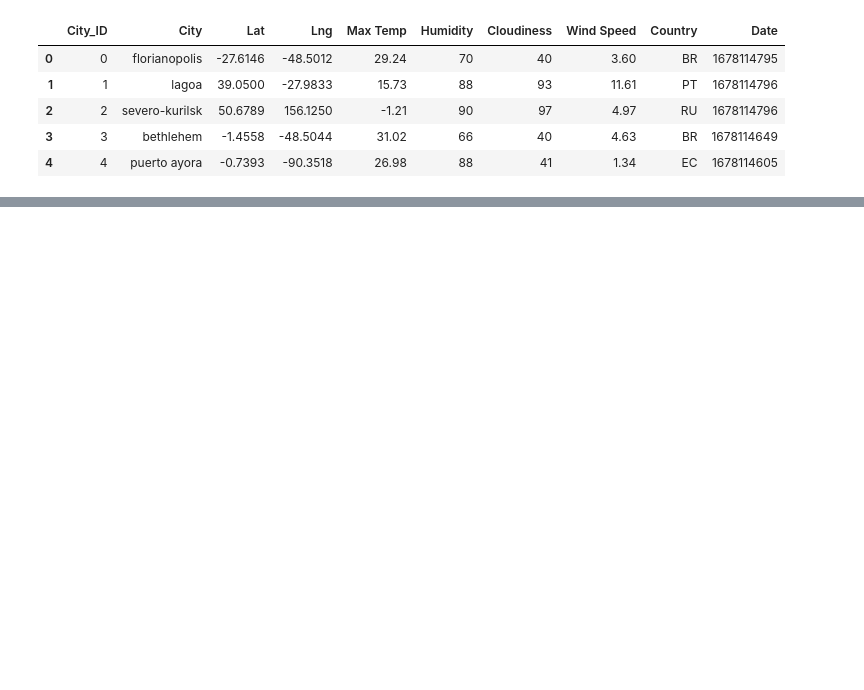
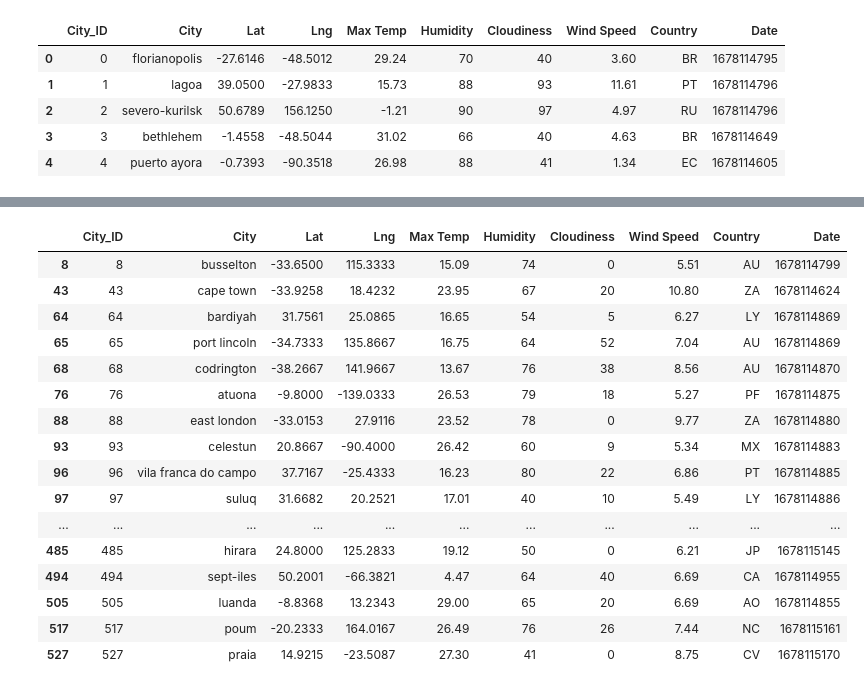
Before and after one commit to eestevekpmp/python-api-challenge, a Jupyter notebook: WeatherPy/MainVacationPy.ipynb, the cells around one changed output, grey strips where cells are left out. Saved outputs shown, nothing was run; the diff lists cells and outputs as text; code cells hidden in the pictures; blank space fills up the shorter version.

```diff
--- a/WeatherPy/MainVacationPy.ipynb
+++ b/WeatherPy/MainVacationPy.ipynb
@@ -34,10 +33,28 @@ map_plot_humidity
 [interactive output not drawn]
 # %%
 # Narrow down cities that fit criteria and drop any results with null values
-# YOUR CODE HERE
+ideal_weather = city_data_df.loc[(city_data_df['Max Temp']<=30) & (city_data_df['Humidity'] <= 80) & (city_data_df['Cloudiness'] <= 60) & (city_data_df['Wind Speed'] >= 5)]
 
 # Drop any rows with null values
-# YOUR CODE HERE
+ideal_weather = ideal_weather.dropna()
 
 # Display sample data
-# YOUR CODE HERE
+ideal_weather
+# %% [output]
+|  | City_ID | City | Lat | Lng | Max Temp | Humidity | Cloudiness | Wind Speed | Country | Date |
+| 8 | 8 | busselton | -33.6500 | 115.3333 | 15.09 | 74 | 0 | 5.51 | AU | 1678114799 |
+| 43 | 43 | cape town | -33.9258 | 18.4232 | 23.95 | 67 | 20 | 10.80 | ZA | 1678114624 |
+| 64 | 64 | bardiyah | 31.7561 | 25.0865 | 16.65 | 54 | 5 | 6.27 | LY | 1678114869 |
+| 65 | 65 | port lincoln | -34.7333 | 135.8667 | 16.75 | 64 | 52 | 7.04 | AU | 1678114869 |
+| 68 | 68 | codrington | -38.2667 | 141.9667 | 13.67 | 76 | 38 | 8.56 | AU | 1678114870 |
+| 76 | 76 | atuona | -9.8000 | -139.0333 | 26.53 | 79 | 18 | 5.27 | PF | 1678114875 |
+| 88 | 88 | east london | -33.0153 | 27.9116 | 23.52 | 78 | 0 | 9.77 | ZA | 1678114880 |
+| 93 | 93 | celestun | 20.8667 | -90.4000 | 26.42 | 60 | 9 | 5.34 | MX | 1678114883 |
+| 96 | 96 | vila franca do campo | 37.7167 | -25.4333 | 16.23 | 80 | 22 | 6.86 | PT | 1678114885 |
+| 97 | 97 | suluq | 31.6682 | 20.2521 | 17.01 | 40 | 10 | 5.49 | LY | 1678114886 |
+| ... | ... | ... | ... | ... | ... | ... | ... | ... | ... | ... |
+| 485 | 485 | hirara | 24.8000 | 125.2833 | 19.12 | 50 | 0 | 6.21 | JP | 1678115145 |
+| 494 | 494 | sept-iles | 50.2001 | -66.3821 | 4.47 | 64 | 40 | 6.69 | CA | 1678114955 |
+| 505 | 505 | luanda | -8.8368 | 13.2343 | 29.00 | 65 | 20 | 6.69 | AO | 1678114855 |
+| 517 | 517 | poum | -20.2333 | 164.0167 | 26.49 | 76 | 26 | 7.44 | NC | 1678115161 |
+| 527 | 527 | praia | 14.9215 | -23.5087 | 27.30 | 41 | 0 | 8.75 | CV | 1678115170 |
```
Also changed, not shown: parts of 3 cells of this notebook, 1 other file.
